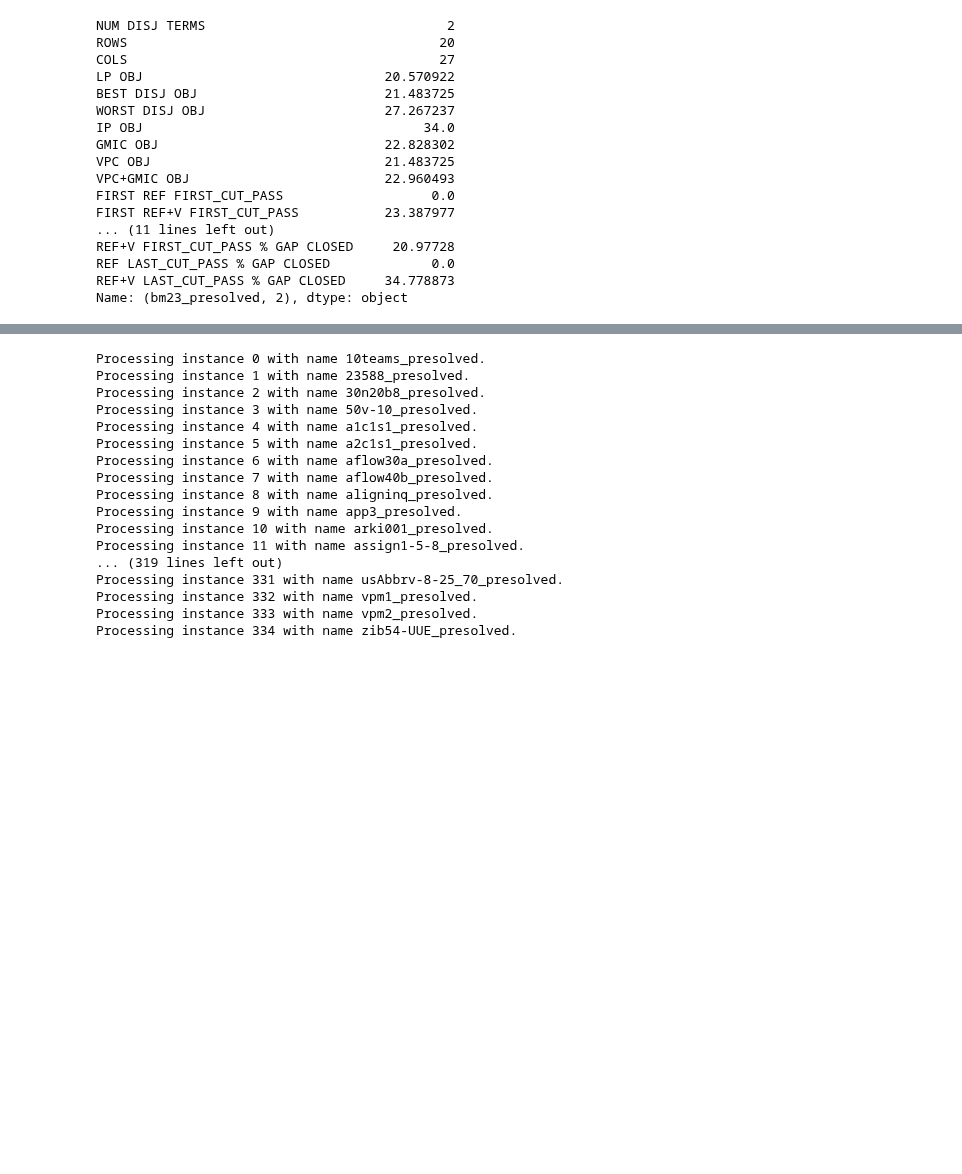
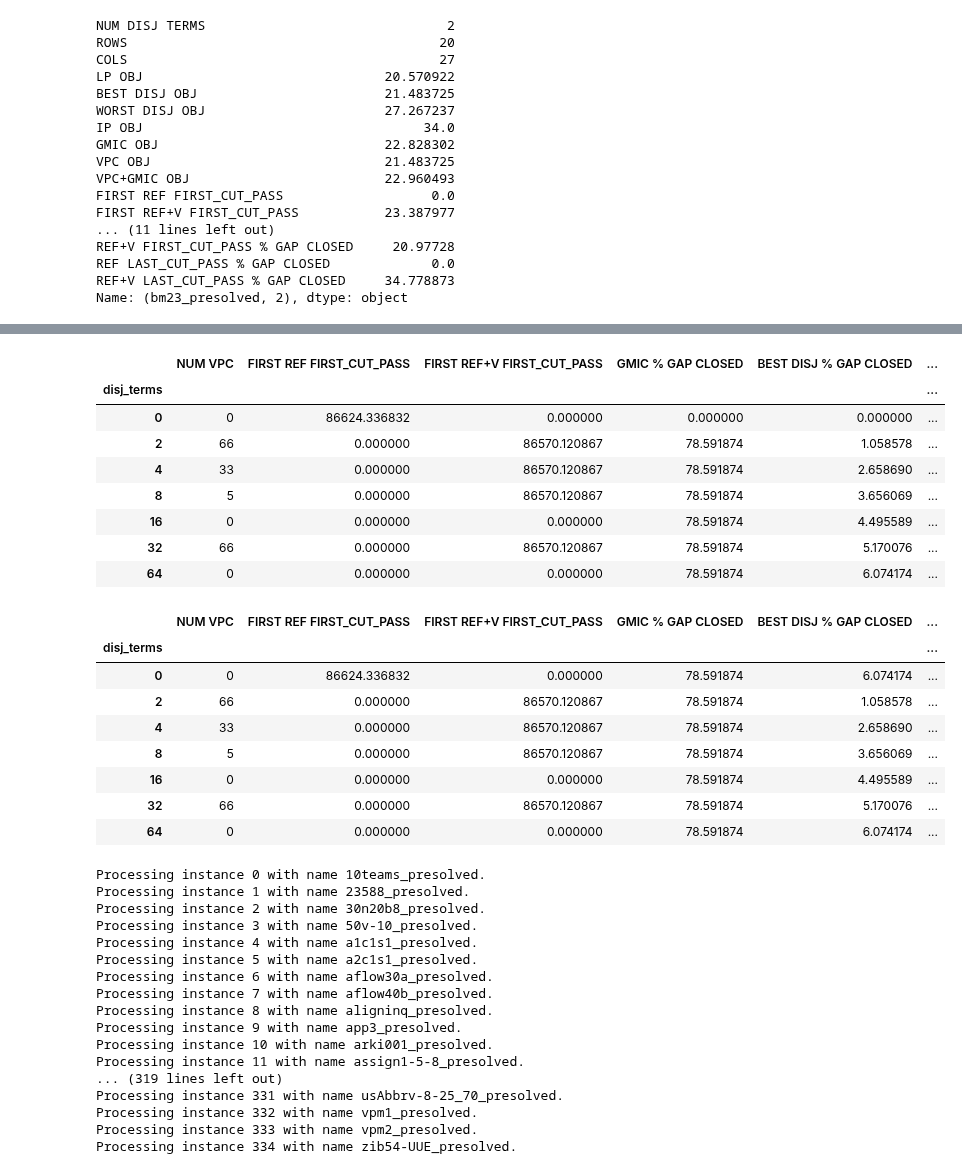
Before and after one commit to akazachk/vpc, a Jupyter notebook: plots/plots.ipynb, the cells around one changed output, grey strips where cells are left out. Saved outputs shown, nothing was run; the diff lists cells and outputs as text; code cells hidden in the pictures; blank space fills up the shorter version.

```diff
--- a/plots/plots.ipynb
+++ b/plots/plots.ipynb
@@ -445,11 +445,10 @@ gap_cols = [
 ]
 col_num_vpcs = 'NUM VPC'
 
-# i = 0
 for inst in selected_gap_df.index.get_level_values(0).unique():
     curr_df = selected_gap_df.loc[inst].copy() # copy needed to not throw SettingWithCopyWarning
 
-    # display(selected_gap_df.loc[inst,gap_cols])
+    # Set 0-row to have max values across all rows for this instance
     max_vals = curr_df[gap_cols].max()
     selected_gap_df.loc[(inst,0),gap_cols] = max_vals
 
@@ -457,20 +456,31 @@ for inst in selected_gap_df.index.get_level_values(0).unique():
         if ind == 0:
             continue
 
+        # Propogate GurF and GurL down
         subinds = [4,6]
         sel_gap = [gap_cols[i] for i in subinds]
         selected_gap_df.loc[(inst,ind),sel_gap] = curr_df.loc[0,sel_gap]
 
+        # If no VPCs produced, the values for V+GurF and V+GurL have not been provided
+        # We replace these by GurF and GurL
+        # Currently disabled: update max for that column too (if disabled, we instead keep max as the value among those that generated VPCs)
         num_vpc = curr_df.loc[ind,col_num_vpcs]
         if num_vpc == 0:
             # print("Zero cuts for inst {} at depth {:d}".format(inst, ind))
             subinds = [5,7]
+            refinds = [4,6]
             sel_gap = [gap_cols[i] for i in subinds]
-            selected_gap_df.loc[(inst,ind),sel_gap] = curr_df.loc[0,[gap_cols[i] for i in [4,6]]].to_numpy()
+            selected_gap_df.loc[(inst,ind),sel_gap] = curr_df.loc[0,[gap_cols[i] for i in refinds]].to_numpy()
 
-    # i = i+1
-    # if i > 2:
-    #     break
+            # for i in refinds:
+            #     if curr_df.loc[0,gap_cols[i]] > selected_gap_df.loc[(inst,0),gap_cols[i+1]]:
+            #         if curr_df.loc[0,gap_cols[i]] > 0:
+            #             # print("DEBUG: Updating {} for inst {} from {:f} to {:f}".format(
+            #             #     gap_cols[i+1],
+            #             #     inst,
+            #             #     selected_gap_df.loc[(inst,0),gap_cols[i+1]],
+            #             #     curr_df.loc[0,gap_cols[i]]))
+            #         selected_gap_df.loc[(inst,0),gap_cols[i+1]] = curr_df.loc[0,gap_cols[i]]
 
 display(selected_gap_df.head(21).loc[:,[col_num_vpcs]+gap_cols])
 # %% [output]
@@ -492,6 +502,34 @@ display(selected_gap_df.head(21).loc[:,[col_num_vpcs]+gap_cols])
 |  | 16 | 0 | 11.513514 | 1.851522e-01 | 0.000000e+00 | 11.513514 | ... |
 |  | 32 | 0 | 11.513514 | 5.353305e-01 | 0.000000e+00 | 11.513514 | ... |
 |  | 64 | 0 | 11.513514 | 1.223892e+00 | 0.000000e+00 | 11.513514 | ... |
+# %%
+### DEBUG
+# Why REF+V < REF
+
+inst = 'f2gap801600_presolved'
+
+display(gap_df.loc[inst,['NUM VPC']+['FIRST REF FIRST_CUT_PASS']+['FIRST REF+V FIRST_CUT_PASS']+gap_cols])
+
+display(selected_gap_df.loc[inst,['NUM VPC']+['FIRST REF FIRST_CUT_PASS']+['FIRST REF+V FIRST_CUT_PASS']+gap_cols])
+# %% [output]
+|  | NUM VPC | FIRST REF FIRST_CUT_PASS | FIRST REF+V FIRST_CUT_PASS | GMIC % GAP CLOSED | BEST DISJ % GAP CLOSED | ... |
+| disj_terms |  |  |  |  |  | ... |
+| 0 | 0 | 86624.336832 | 0.000000 | 0.000000 | 0.000000 | ... |
+| 2 | 66 | 0.000000 | 86570.120867 | 78.591874 | 1.058578 | ... |
+| 4 | 33 | 0.000000 | 86570.120867 | 78.591874 | 2.658690 | ... |
+| 8 | 5 | 0.000000 | 86570.120867 | 78.591874 | 3.656069 | ... |
+| 16 | 0 | 0.000000 | 0.000000 | 78.591874 | 4.495589 | ... |
+| 32 | 66 | 0.000000 | 86570.120867 | 78.591874 | 5.170076 | ... |
+| 64 | 0 | 0.000000 | 0.000000 | 78.591874 | 6.074174 | ... |
+|  | NUM VPC | FIRST REF FIRST_CUT_PASS | FIRST REF+V FIRST_CUT_PASS | GMIC % GAP CLOSED | BEST DISJ % GAP CLOSED | ... |
+| disj_terms |  |  |  |  |  | ... |
+| 0 | 0 | 86624.336832 | 0.000000 | 78.591874 | 6.074174 | ... |
+| 2 | 66 | 0.000000 | 86570.120867 | 78.591874 | 1.058578 | ... |
+| 4 | 33 | 0.000000 | 86570.120867 | 78.591874 | 2.658690 | ... |
+| 8 | 5 | 0.000000 | 86570.120867 | 78.591874 | 3.656069 | ... |
+| 16 | 0 | 0.000000 | 0.000000 | 78.591874 | 4.495589 | ... |
+| 32 | 66 | 0.000000 | 86570.120867 | 78.591874 | 5.170076 | ... |
+| 64 | 0 | 0.000000 | 0.000000 | 78.591874 | 6.074174 | ... |
 # %%
 ## Create best df = for each instance, what the best gap closed is (and how that was obtained)
 cols = [
```
Also changed, not shown: parts of 3 cells of this notebook.
